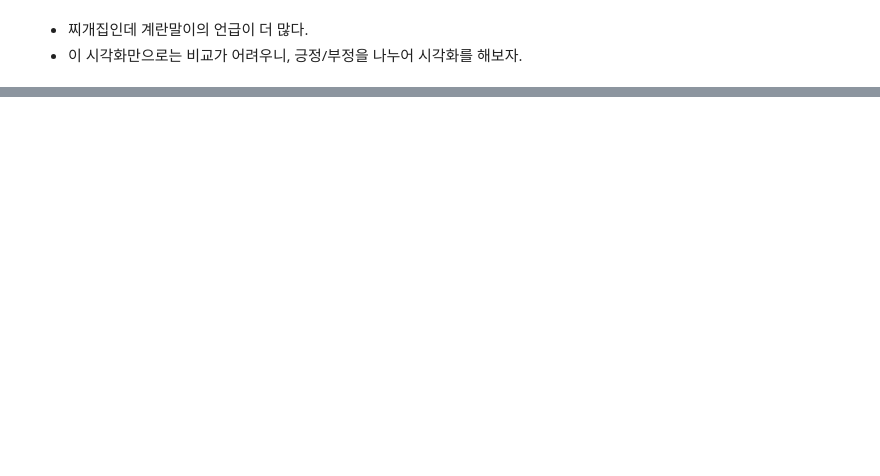
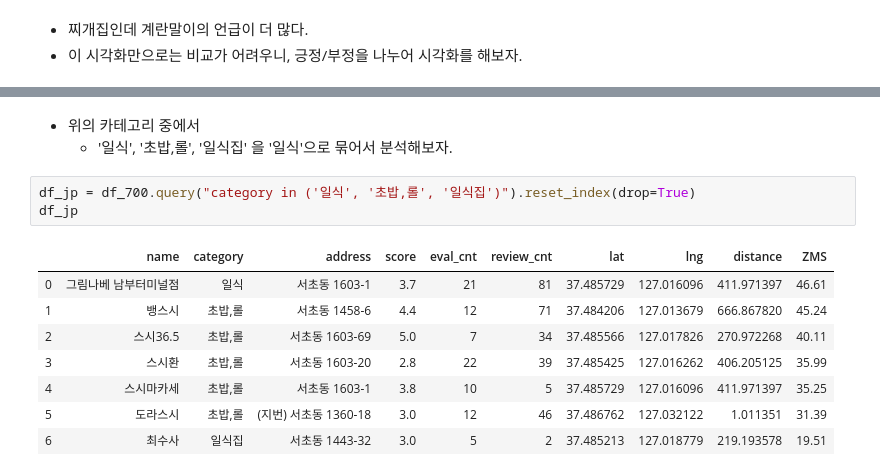
Before and after one commit to Sean-Parkk/playdata_miniproject, a Jupyter notebook: 귀여운펭귄처럼_분석.ipynb, the cells around one changed output, grey strips where cells are left out. Drawn from its saved outputs; the diff is of its cells as text; blank space fills up the shorter version.

```diff
--- a/귀여운펭귄처럼_분석.ipynb
+++ b/귀여운펭귄처럼_분석.ipynb
@@ -631,0 +787,15 @@ makeWordcloud(countword)
+# %% [markdown]
+* 위의 카테고리 중에서
+    * '일식', '초밥,롤', '일식집' 을 '일식'으로 묶어서 분석해보자.
+# %%
+df_jp = df_700.query("category in ('일식', '초밥,롤', '일식집')").reset_index(drop=True)
+df_jp
+# %% [output]
+|  | name | category | address | score | eval_cnt | review_cnt | lat | lng | distance | ZMS |
+| 0 | 그림나베 남부터미널점 | 일식 | 서초동 1603-1 | 3.7 | 21 | 81 | 37.485729 | 127.016096 | 411.971397 | 46.61 |
+| 1 | 뱅스시 | 초밥,롤 | 서초동 1458-6 | 4.4 | 12 | 71 | 37.484206 | 127.013679 | 666.867820 | 45.24 |
+| 2 | 스시36.5 | 초밥,롤 | 서초동 1603-69 | 5.0 | 7 | 34 | 37.485566 | 127.017826 | 270.972268 | 40.11 |
+| 3 | 스시환 | 초밥,롤 | 서초동 1603-20 | 2.8 | 22 | 39 | 37.485425 | 127.016262 | 406.205125 | 35.99 |
+| 4 | 스시마카세 | 초밥,롤 | 서초동 1603-1 | 3.8 | 10 | 5 | 37.485729 | 127.016096 | 411.971397 | 35.25 |
+| 5 | 도라스시 | 초밥,롤 | (지번) 서초동 1360-18 | 3.0 | 12 | 46 | 37.486762 | 127.032122 | 1.011351 | 31.39 |
+| 6 | 최수사 | 일식집 | 서초동 1443-32 | 3.0 | 5 | 2 | 37.485213 | 127.018779 | 219.193578 | 19.51 |
```
Also changed, not shown: parts of 41 cells of this notebook.
